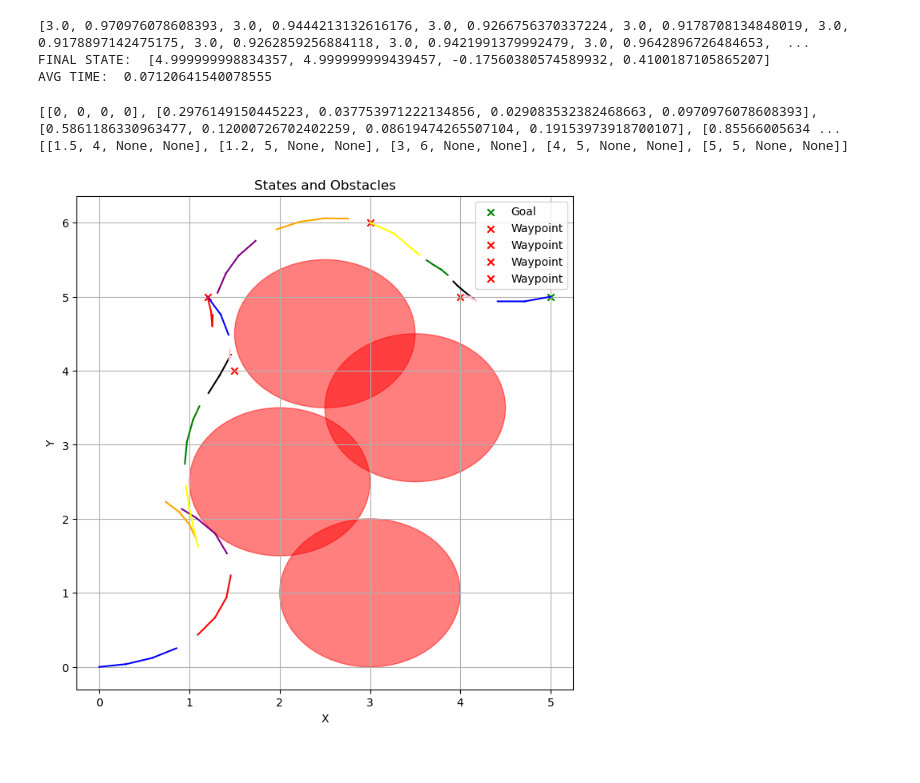
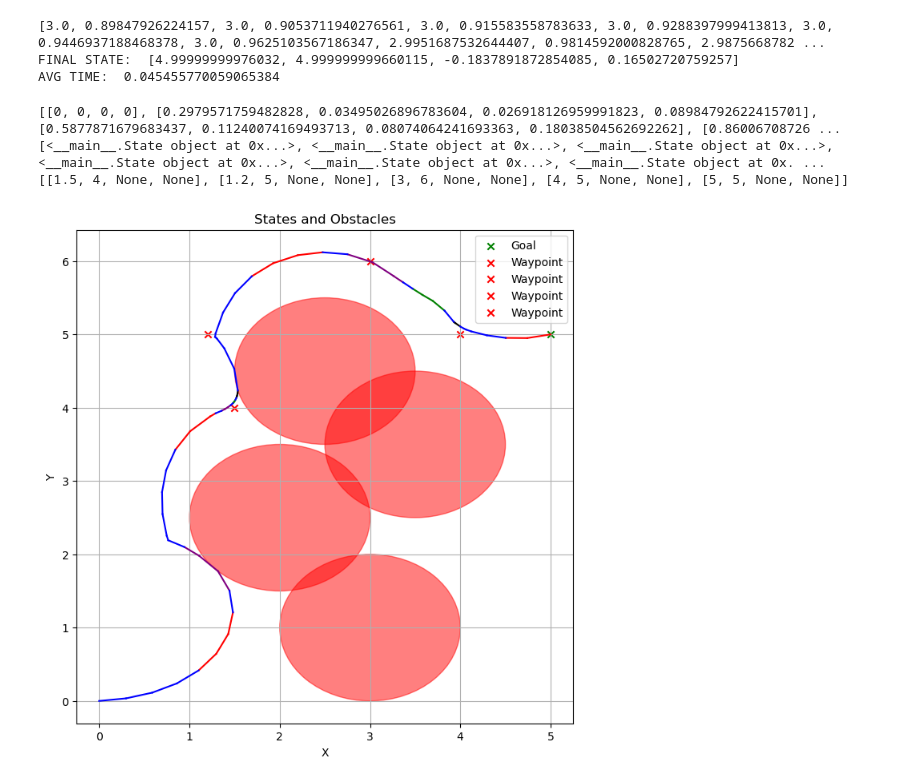
Before and after one commit to cornellev/Local_and_Global_Planning, a Jupyter notebook: local_sim/BicycleKinematics.ipynb, the cells around one changed output. Saved outputs shown, nothing was run; the diff lists cells and outputs as text; code cells hidden in the pictures.

```diff
--- a/local_sim/BicycleKinematics.ipynb
+++ b/local_sim/BicycleKinematics.ipynb
@@ -280,12 +281,13 @@ time_spent = 0
 iters_spent = 0
 
 range_ = .5
+final_range_ = .1
 
 total_inputs = []
 rest_of_them = []
 state = initial_state.copy()
 
-def within_range(state, waypoint):
+def within_range(state, waypoint, range_):
     dist_ = ((waypoint[0] - state.position[0])**2 + (waypoint[1] - state.position[1])**2)**.5
 
     return dist_ <= range_
@@ -294,7 +296,7 @@ waypoints_copy = waypoints.copy()
 
 while len(waypoints_copy) > 0:
     start_time = time.time()
-    optimizer = Optimizer(state.copy(), [State.fromRawState(way) for way in waypoints_copy], dT, N, per_state_cost_function, final_state_cost_function, goal_state, obstacles, [[-2, 3], [-np.pi/3, np.pi/3]])
+    optimizer = Optimizer(state.copy(), [State.fromRawState(way) for way in waypoints_copy], range_, dT, N, per_state_cost_function, final_state_cost_function, goal_state, obstacles, [[0, 3], [-np.pi/3, np.pi/3]])
     # optimal_inputs = optimizer.calculate_optimal_input([2/dT/N, 0], N)
 
     # print("INITIAL INPUT: ", [current_to_waypoint_needed_velocity, current_to_waypoint_needed_steering_angle])
@@ -312,7 +314,7 @@ while len(waypoints_copy) > 0:
         current_to_waypoint_needed_steering_angle = (np.arctan2(current_to_waypoint_vector[1], current_to_waypoint_vector[0]) - emulated_state.heading_angle) / dT / N
 
         for _ in range(N - int(len(rest_of_them) / 2)):
-            # starting_inputs.extend([total_inputs[-2], 0])
+            # starting_inputs.extend(rest_of_them[-2], 0)
             starting_inputs.extend([current_to_waypoint_needed_velocity, current_to_waypoint_needed_steering_angle])
     else:
         # Set initial velocity and angle based on next waypoint
@@ -347,19 +349,23 @@ while len(waypoints_copy) > 0:
 
     # print(state.raw_state())
 
-    if within_range(state, waypoints_copy[0]):
-        # print("WITHIN RANGE")
-        if within_range(state, waypoints_copy[-1]):
+    if len(waypoints_copy) > 1:
+        if within_range(state, waypoints_copy[0], range_):
+            # print("WITHIN RANGE")
+            if within_range(state, waypoints_copy[-1], final_range_):
+                break
+            waypoints_copy.pop(0)
+    else:
+        if within_range(state, waypoints_copy[0], final_range_):
             break
-        waypoints_copy.pop(0)
 
 print(total_inputs)
 print("FINAL STATE: ", state.raw_state())
 print("AVG TIME: ", time_spent / iters_spent)
 # %% [output]
-[3.0, 0.970976078608393, 3.0, 0.9444213132616176, 3.0, 0.9266756370337224, 3.0, 0.9178708134848019, 3.0, 0.9178897142475175, 3.0, 0.9262859256884118, 3.0, 0.9421991379992479, 3.0, 0.9642896726484653,  ...
-FINAL STATE:  [4.999999998834357, 4.999999999439457, -0.17560380574589932, 0.4100187105865207]
-AVG TIME:  0.07120641540078555
+[3.0, 0.89847926224157, 3.0, 0.9053711940276561, 3.0, 0.915583558783633, 3.0, 0.9288397999413813, 3.0, 0.9446937188468378, 3.0, 0.9625103567186347, 2.9951687532644407, 0.9814592000828765, 2.9875668782 ...
+FINAL STATE:  [4.99999999976032, 4.999999999660115, -0.1837891872854085, 0.16502720759257]
+AVG TIME:  0.045455770059065384
 # %%
 import matplotlib.pyplot as plt
 
@@ -373,11 +379,16 @@ new_actions = np.reshape(total_inputs, (-1, 2))
 
 state = initial_state.copy()
 states = [state.raw_state()]
+real_states = []
 for action in new_actions:
+    real_states.append(state.copy())
     state.update(action[0], action[1], dT)
     states.append(state.raw_state())
 
+real_states.append(state.copy())
+
 print(states)
+print(real_states)
 
 x = [state[0] for state in states]
 y = [state[1] for state in states]
@@ -392,33 +403,60 @@ plt.figure(figsize=(8, 8))
 for obstacle in obstacles:
     circle = plt.Circle((obstacle[0], obstacle[1]), obstacle[2], color='red', alpha=0.5)
     plt.gca().add_patch(circle)
 
 # Plot the goal
 plt.scatter(goal_state.position[0], goal_state.position[1], color='green', marker='x', label='Goal')
 
 # Plot the waypoints
 for waypoint in waypoints[:-1]:
     plt.scatter(waypoint[0], waypoint[1], color='red', marker='x', label='Waypoint')
 
 print(waypoints)
 
 # Plot lines between states
 # for i in range(len(x) - 1):
 #     plt.plot([x[i], x[i+1]], [y[i], y[i+1]], color='blue')
 
-colors = ["blue", "red", "purple", "orange", "yellow", "green", "black", "pink"]
+colors = ["blue", "red", "purple", "green", "black"]
 
 for i in x_new:
     for j in range(len(i) - 1):
         plt.plot([i[j], i[j+1]], [y_new[x_new.index(i)][j], y_new[x_new.index(i)][j+1]], color=colors[x_new.index(i)%len(colors)])
+
+# Add a line between each set of states
+for i in range(len(x_new) - 1):
+    plt.plot([x_new[i][-1], x_new[i+1][0]], [y_new[i][-1], y_new[i+1][0]], color='blue')
 
 plt.xlabel('X')
 plt.ylabel('Y')
 plt.title('States and Obstacles')
 plt.legend()
 plt.grid(True)
 plt.show()
+
+# # Animate a vehicle moving along the path of states in 'real_states'
+# import matplotlib.pyplot as plt
+# import matplotlib.animation as animation
+
+# fig, ax = plt.subplots()
+# ax.set_xlim(-10, 10)
+# ax.set_ylim(-10, 10)
+# line, = ax.plot([], [], 'o-')
+
+# def init():
+#     line.set_data([], [])
+#     return line,
+
+# def animate(i):
+#     line.set_data(real_states[i].position[0], real_states[i].position[1])
+#     return line,
+
+# ani = animation.FuncAnimation(fig, animate, frames=len(real_states), init_func=init, blit=True)
+
+# Save animation to file
+# ani.save('vehicle_animation.gif', writer='imagemagick', fps=10)
 # %% [output]
-[[0, 0, 0, 0], [0.2976149150445223, 0.037753971222134856, 0.029083532382468663, 0.0970976078608393], [0.5861186330963477, 0.12000726702402259, 0.08619474265507104, 0.19153973918700107], [0.85566005634 ...
+[[0, 0, 0, 0], [0.2979571759482828, 0.03495026896783604, 0.026918126959991823, 0.08984792622415701], [0.5877871679683437, 0.11240074169493713, 0.08074064241693363, 0.18038504562692262], [0.86006708726 ...
+[<__main__.State object at 0x...>, <__main__.State object at 0x...>, <__main__.State object at 0x...>, <__main__.State object at 0x...>, <__main__.State object at 0x...>, <__main__.State object at 0x. ...
 [[1.5, 4, None, None], [1.2, 5, None, None], [3, 6, None, None], [4, 5, None, None], [5, 5, None, None]]
-[figure, old version]
+[figure, new version]
```
Also changed, not shown: parts of 2 cells of this notebook, 2 other files.
